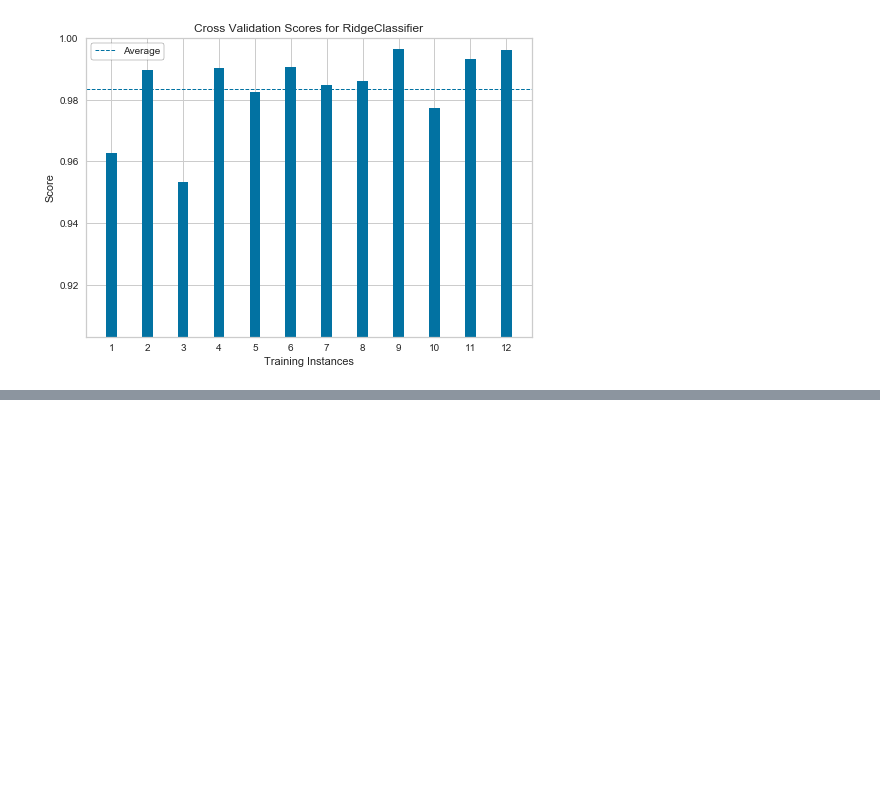
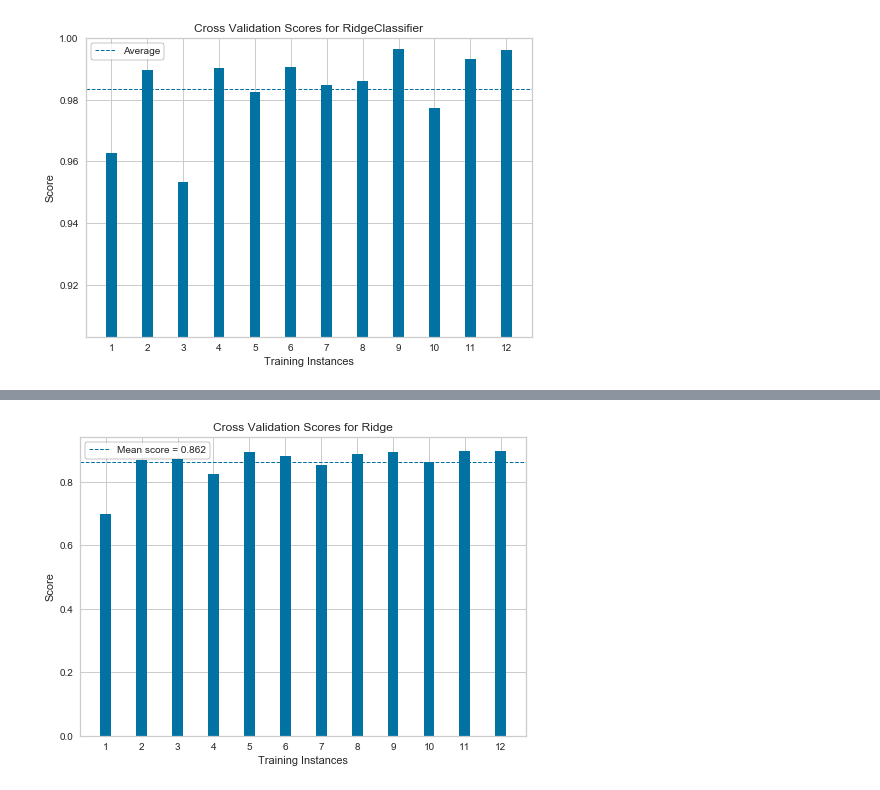
Before and after one commit to DistrictDataLabs/yellowbrick, a Jupyter notebook: examples/rebeccabilbro/cvscores_enhancements.ipynb, the cells around one changed output, grey strips where cells are left out. Cells and saved outputs as stored; diff of their text form; code cells hidden in the pictures; blank space fills up the shorter version.

```diff
--- a/examples/rebeccabilbro/cvscores_enhancements.ipynb
+++ b/examples/rebeccabilbro/cvscores_enhancements.ipynb
@@ -277,0 +294,22 @@ oz.poof()
+# %%
+from sklearn.linear_model import Ridge
+from sklearn.model_selection import KFold
+
+energy = pd.read_csv('data/energy/energy.csv')
+
+targets = ["heating load", "cooling load"]
+features = [col for col in energy.columns if col not in targets]
+
+X = energy[features]
+y = energy[targets[1]]
+
+cv = KFold(12)
+
+oz = CVScores(
+    Ridge(), cv=cv, scoring='r2'
+)
+
+oz.fit(X, y)
+oz.poof()
+# %% [output]
+[figure, added]
```
Also changed, not shown: parts of 3 cells of this notebook, 5 other files.
